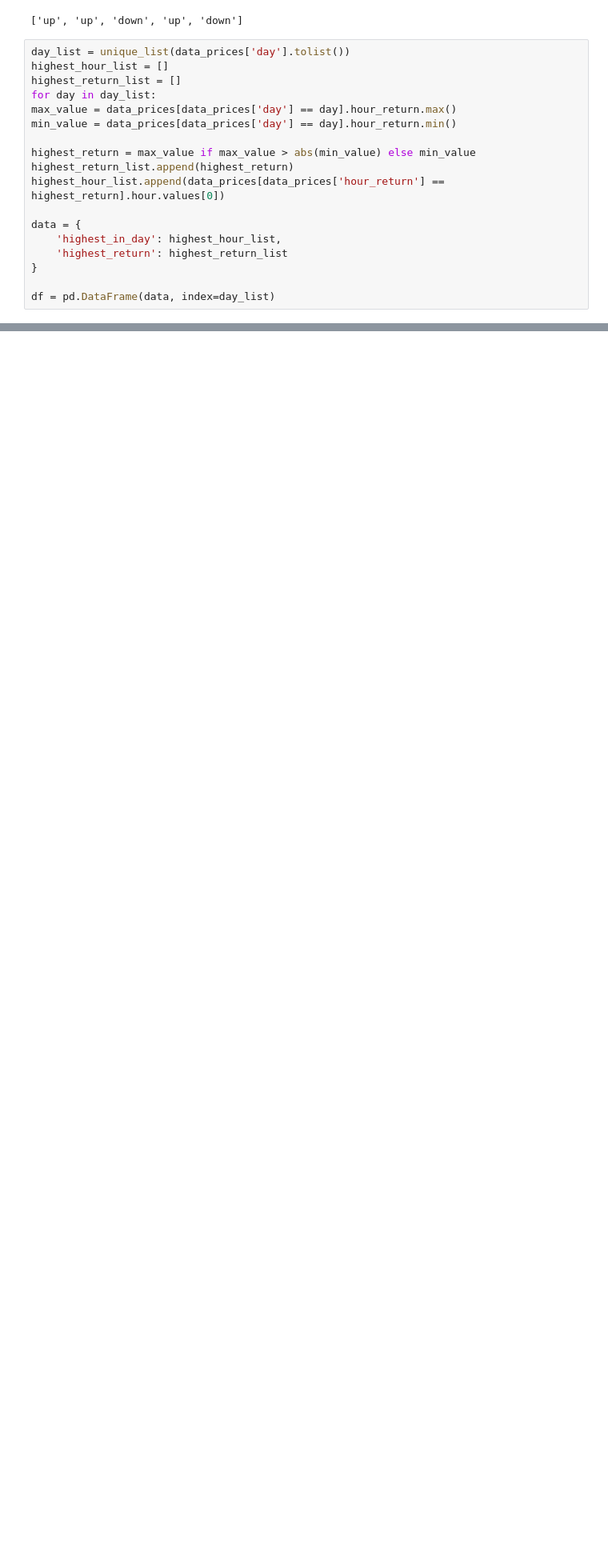
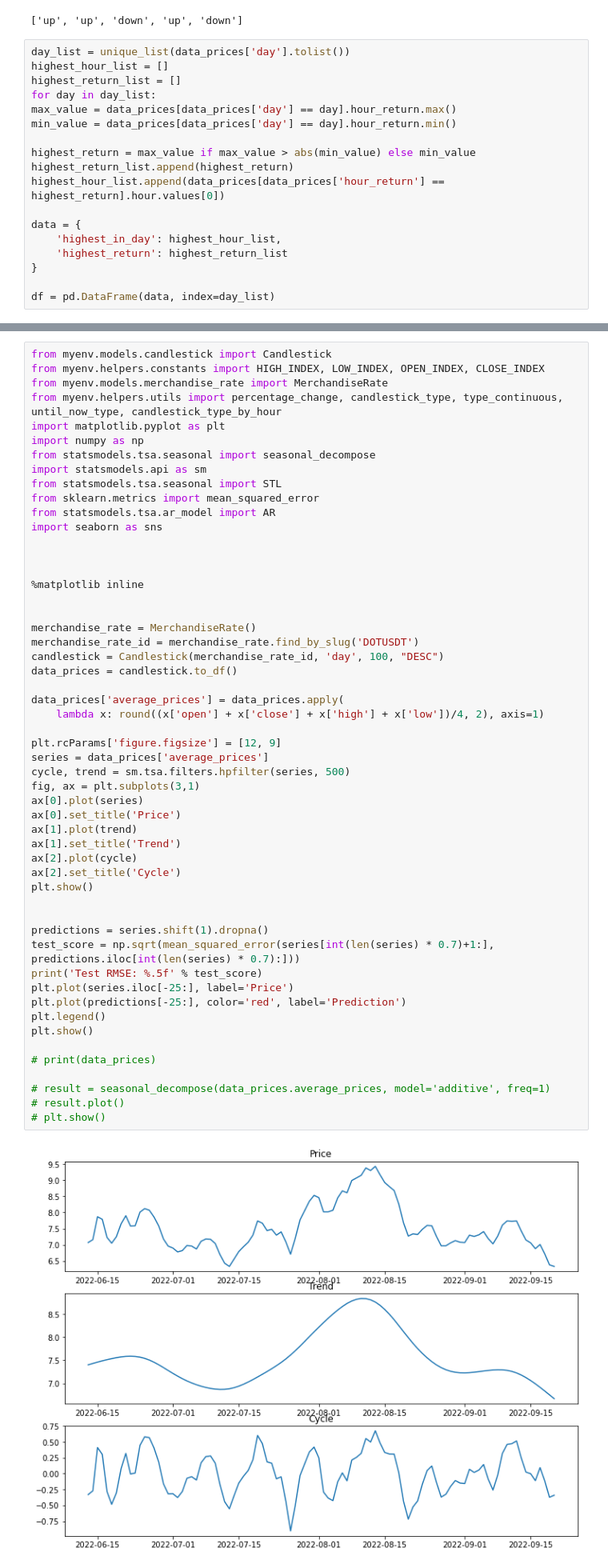
Before and after one commit to bachpx195/the_big_trade, a Jupyter notebook: myenv/test.ipynb, the cells around one changed output, grey strips where cells are left out. Shown: that part at 80% size. Saved outputs shown, nothing was run; the diff lists cells and outputs as text; blank space fills up the shorter version.

```diff
--- a/myenv/test.ipynb
+++ b/myenv/test.ipynb
@@ -115,0 +116,55 @@ data_prices['hour'] = data_prices[['open']].apply(
+# %%
+from myenv.models.candlestick import Candlestick
+from myenv.helpers.constants import HIGH_INDEX, LOW_INDEX, OPEN_INDEX, CLOSE_INDEX
+from myenv.models.merchandise_rate import MerchandiseRate
+from myenv.helpers.utils import percentage_change, candlestick_type, type_continuous, until_now_type, candlestick_type_by_hour
+import matplotlib.pyplot as plt
+import numpy as np
+from statsmodels.tsa.seasonal import seasonal_decompose
+import statsmodels.api as sm
+from statsmodels.tsa.seasonal import STL
+from sklearn.metrics import mean_squared_error
+from statsmodels.tsa.ar_model import AR
+import seaborn as sns
+
+
+
+%matplotlib inline
+
+
+merchandise_rate = MerchandiseRate()
+merchandise_rate_id = merchandise_rate.find_by_slug('DOTUSDT')
+candlestick = Candlestick(merchandise_rate_id, 'day', 100, "DESC")
+data_prices = candlestick.to_df()
+
+data_prices['average_prices'] = data_prices.apply(
+    lambda x: round((x['open'] + x['close'] + x['high'] + x['low'])/4, 2), axis=1)
+
+plt.rcParams['figure.figsize'] = [12, 9]
+series = data_prices['average_prices']
+cycle, trend = sm.tsa.filters.hpfilter(series, 500)
+fig, ax = plt.subplots(3,1)
+ax[0].plot(series)
+ax[0].set_title('Price')
+ax[1].plot(trend)
+ax[1].set_title('Trend')
+ax[2].plot(cycle)
+ax[2].set_title('Cycle')
+plt.show()
+
+
+predictions = series.shift(1).dropna()
+test_score = np.sqrt(mean_squared_error(series[int(len(series) * 0.7)+1:], predictions.iloc[int(len(series) * 0.7):]))
+print('Test RMSE: %.5f' % test_score)
+plt.plot(series.iloc[-25:], label='Price')
+plt.plot(predictions[-25:], color='red', label='Prediction')
+plt.legend()
+plt.show()
+
+# print(data_prices)
+
+# result = seasonal_decompose(data_prices.average_prices, model='additive', freq=1)
+# result.plot()
+# plt.show()
+# %% [output]
+[figure, added]
```
Also changed, not shown: parts of 3 cells of this notebook, 7 other files.
